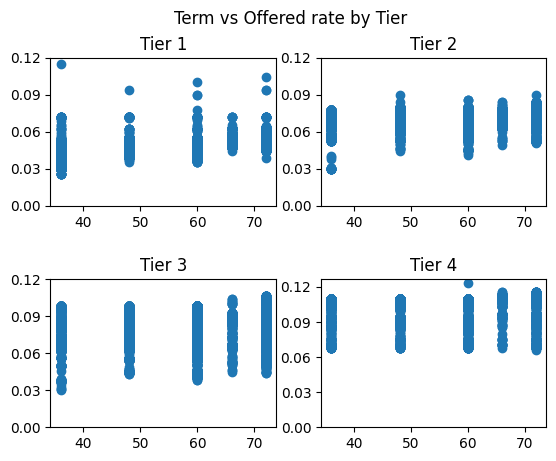
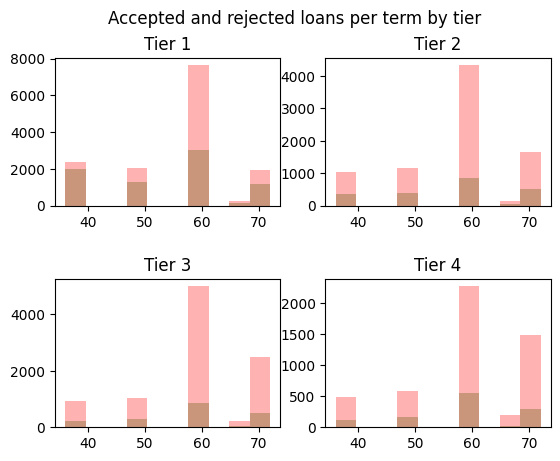
Code edit (unified diff) that turned the first committed figure into the second:
--- before
+++ after
@@ -2,8 +2,10 @@
 for i, ax in enumerate(axes.flatten()):
     df_ = df[df["Tier"] == 1+i]
-    ax.scatter(df_["Term"],df_["Rate"])
-    ax.set_yticks([0.03*i for i in range(5)])
+    ax.hist(df_[df_["Outcome"]==1]["Term"], alpha=0.3, color="green")
+    ax.hist(df_[df_["Outcome"]==0]["Term"], alpha=0.3, color="red")
     ax.set_title(f"Tier {i+1}")
 
+
 plt.subplots_adjust(hspace=0.5)
-plt.suptitle("Term vs Offered rate by Tier")
+plt.suptitle("Accepted and rejected loans per term by tier")
+    

Commit: Considered difference to competitor price as well